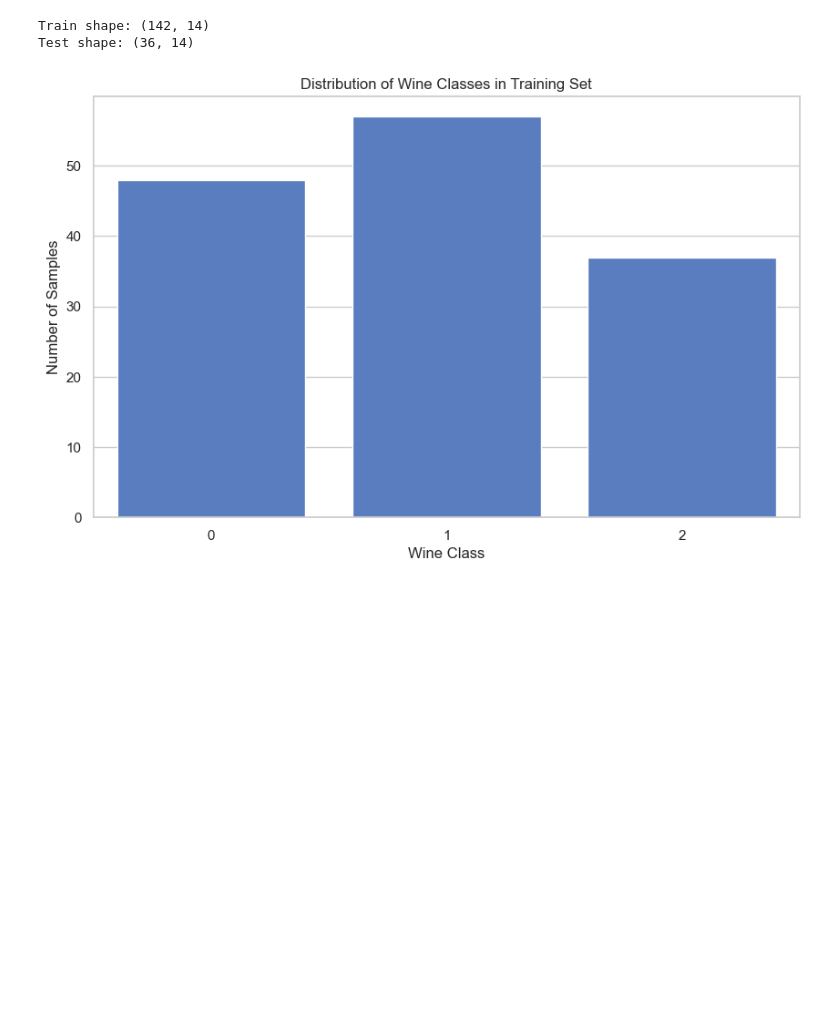
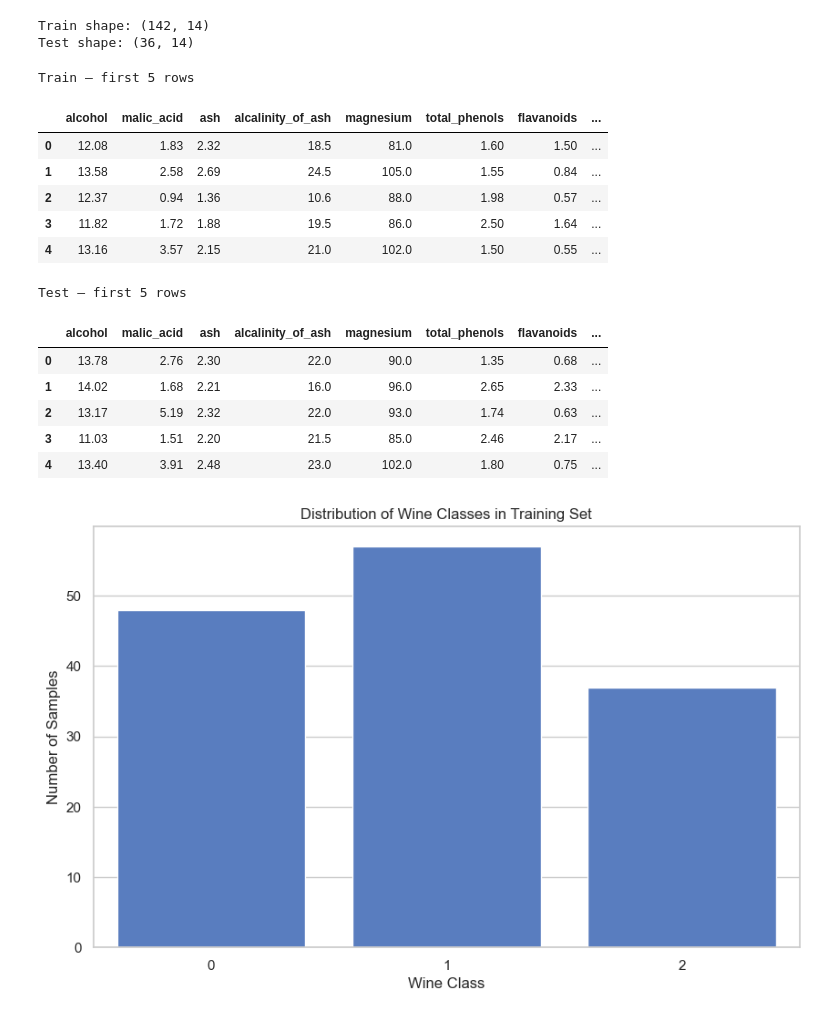
Before and after one commit to lironavizof/machine-learning-assignment, a Jupyter notebook: Assignment_supervised_learning_flow_final.ipynb, the cells around one changed output. Cells and saved outputs as stored; diff of their text form; code cells hidden in the pictures; blank space fills up the shorter version.

```diff
--- a/Assignment_supervised_learning_flow_final.ipynb
+++ b/Assignment_supervised_learning_flow_final.ipynb
@@ -81,6 +81,29 @@ print("Test shape:", test_df.shape)
 # %% [output]
 Train shape: (142, 14)
 Test shape: (36, 14)
+# %%
+from IPython.display import display
+
+print("Train – first 5 rows")
+display(train_df.head())
+
+print("Test – first 5 rows")
+display(test_df.head())
+# %% [output]
+Train – first 5 rows
+|  | alcohol | malic_acid | ash | alcalinity_of_ash | magnesium | total_phenols | flavanoids | ... |
+| 0 | 12.08 | 1.83 | 2.32 | 18.5 | 81.0 | 1.60 | 1.50 | ... |
+| 1 | 13.58 | 2.58 | 2.69 | 24.5 | 105.0 | 1.55 | 0.84 | ... |
+| 2 | 12.37 | 0.94 | 1.36 | 10.6 | 88.0 | 1.98 | 0.57 | ... |
+| 3 | 11.82 | 1.72 | 1.88 | 19.5 | 86.0 | 2.50 | 1.64 | ... |
+| 4 | 13.16 | 3.57 | 2.15 | 21.0 | 102.0 | 1.50 | 0.55 | ... |
+Test – first 5 rows
+|  | alcohol | malic_acid | ash | alcalinity_of_ash | magnesium | total_phenols | flavanoids | ... |
+| 0 | 13.78 | 2.76 | 2.30 | 22.0 | 90.0 | 1.35 | 0.68 | ... |
+| 1 | 14.02 | 1.68 | 2.21 | 16.0 | 96.0 | 2.65 | 2.33 | ... |
+| 2 | 13.17 | 5.19 | 2.32 | 22.0 | 93.0 | 1.74 | 0.63 | ... |
+| 3 | 11.03 | 1.51 | 2.20 | 21.5 | 85.0 | 2.46 | 2.17 | ... |
+| 4 | 13.40 | 3.91 | 2.48 | 23.0 | 102.0 | 1.80 | 0.75 | ... |
 # %%
 import seaborn as sns
 import matplotlib.pyplot as plt
```
